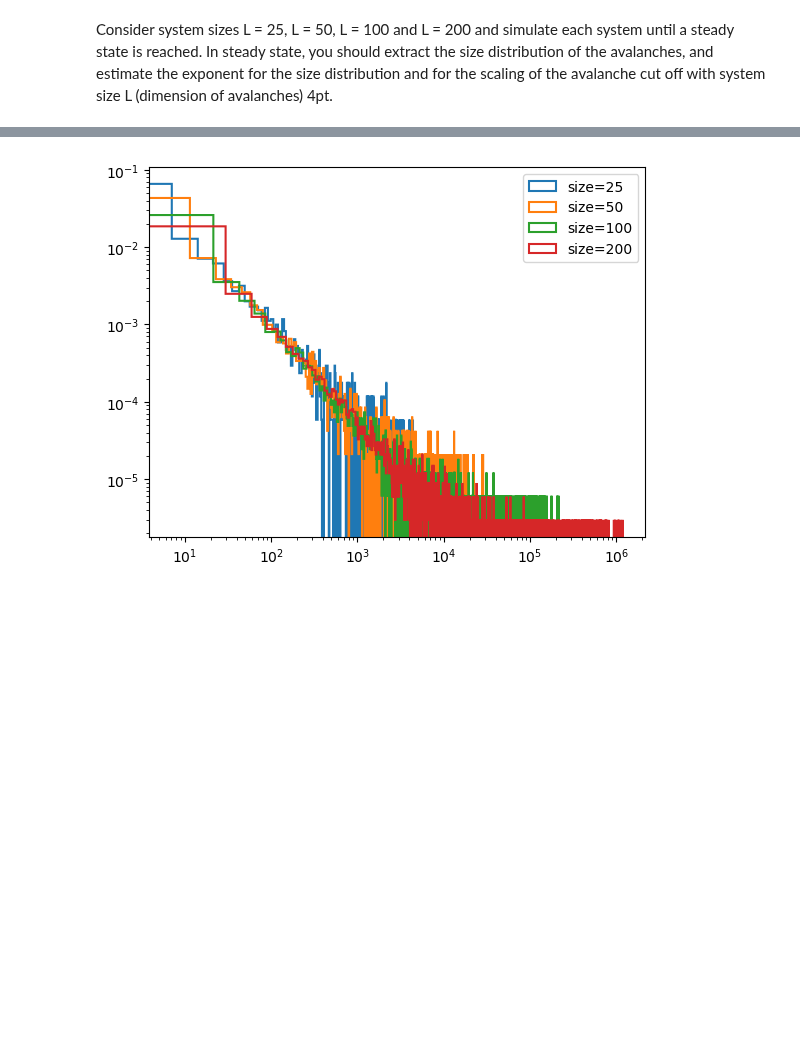
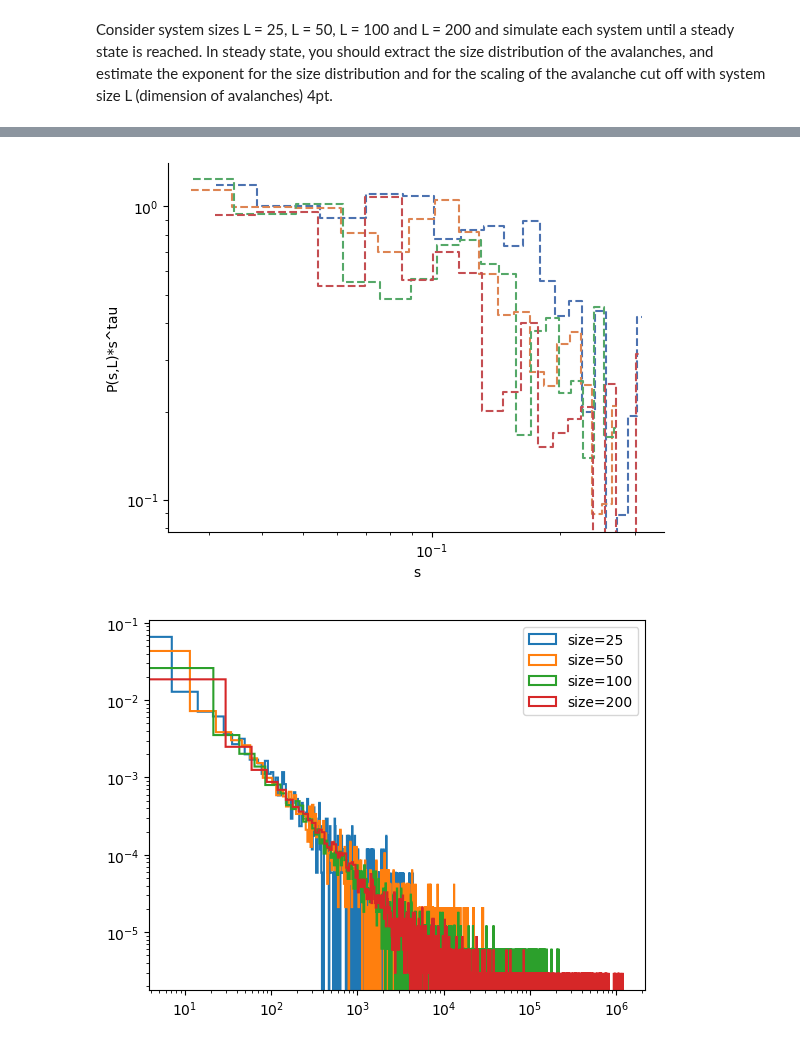
Before and after one commit to JakobSchauser/MscPhysics, a Jupyter notebook: Complex Physics/HandIn2/handin2.ipynb, the cells around one changed output, grey strips where cells are left out. Cells and saved outputs as stored; diff of their text form; code cells hidden in the pictures; blank space fills up the shorter version.

```diff
--- a/Complex Physics/HandIn2/handin2.ipynb
+++ b/Complex Physics/HandIn2/handin2.ipynb
@@ -176,3 +258,16 @@ for size, n_steps in zip([25, 50, 100, 200], [3000, 6000, 15000, 40000]):
+# %%
+for i in range(len(sims)):
+    plt.step(edges[i] / [25, 50, 100, 200][i]**2.8, hists[i]*np.power(edges[i],taus[i]),where='mid',color=colors[i],linestyle='--', label=f"size {[25, 50, 100, 200][i]}", alpha = 1)
+
+
+plt.yscale("log")
+plt.xscale("log")
+sns.despine()
+plt.ylabel("P(s,L)*s^tau")
+plt.xlabel("s")
+plt.show()
+# %% [output]
+[figure, added]
 # %%
 # get first occurence of
 
```
Also changed, not shown: parts of 10 cells of this notebook, 5 other files.
